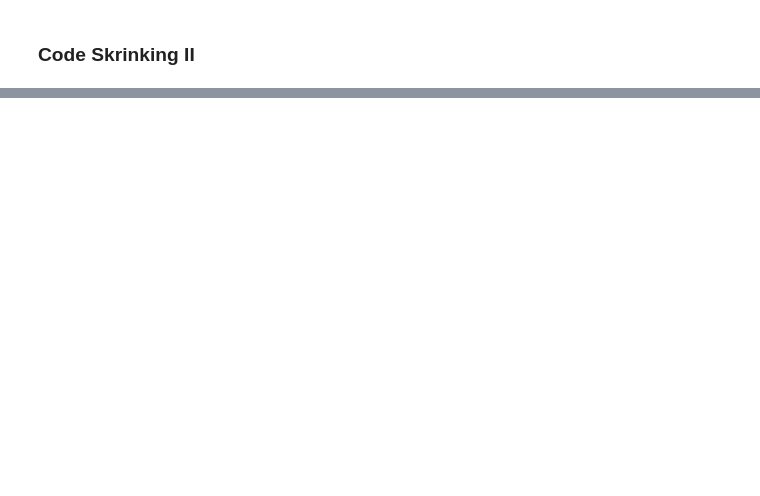
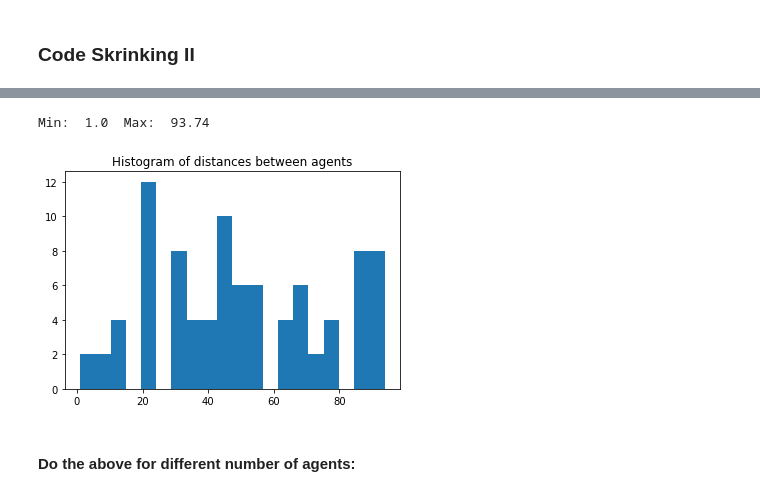
Before and after one commit to amiraliemami/SheepSim, a Jupyter notebook: Jupyter Workbook.ipynb, the cells around one changed output, grey strips where cells are left out. Drawn from its saved outputs; the diff is of its cells as text; code cells hidden in the pictures; blank space fills up the shorter version.

```diff
--- a/Jupyter Workbook.ipynb
+++ b/Jupyter Workbook.ipynb
@@ -83,0 +170,23 @@ plt.show()
+# %%
+def distance_between(agents_row_a, agents_row_b):
+    return np.sqrt(
+        ((agents_row_a[0] - agents_row_b[0])**2)
+        + ((agents_row_a[1] - agents_row_b[1])**2))
+# %%
+dists = []
+for i in range(num_of_agents):
+    agent_a = agents_new[i]
+    for j in range(num_of_agents):
+        # 2. Don't check against itself
+        if i != j:
+            agent_b = agents_new[j]
+            dists.append(distance_between(agent_a,agent_b))
+print('Min: ',round(min(dists),2),' Max: ',round(max(dists),2))
+plt.hist(dists,bins=20)
+plt.title('Histogram of distances between agents')
+plt.show()
+# %% [output]
+Min:  1.0  Max:  93.74
+[figure, added]
+# %% [markdown]
+#### Do the above for different number of agents:
```
Also changed, not shown: parts of 17 cells of this notebook.
